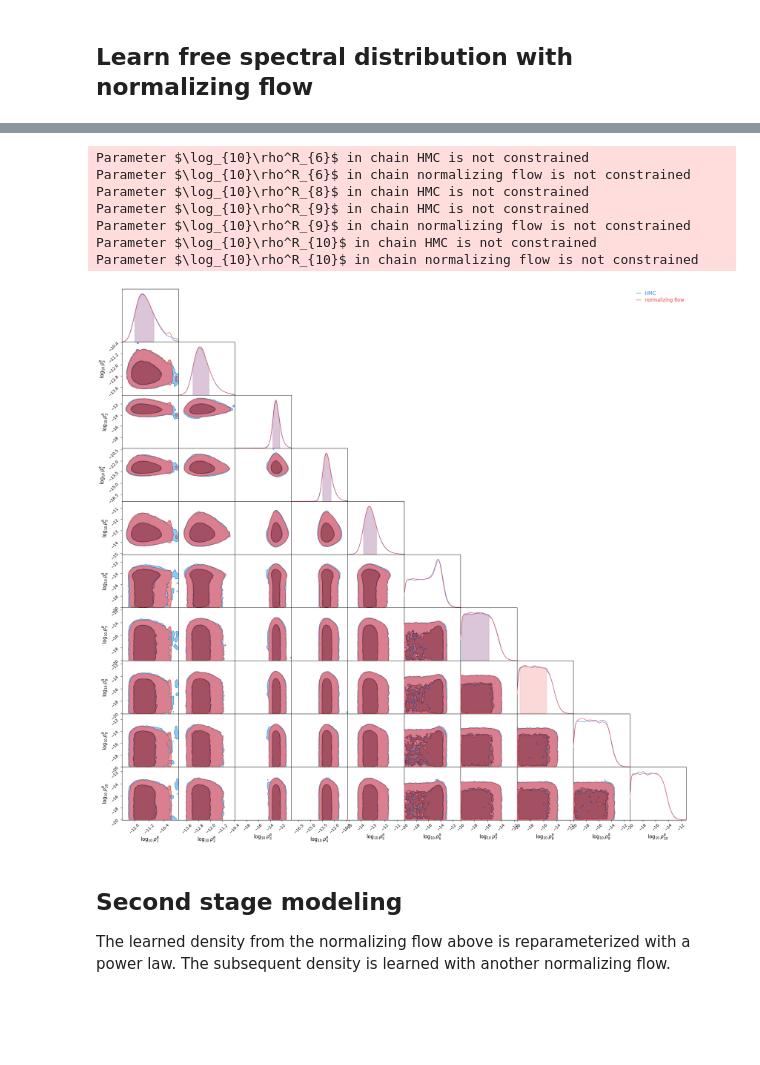
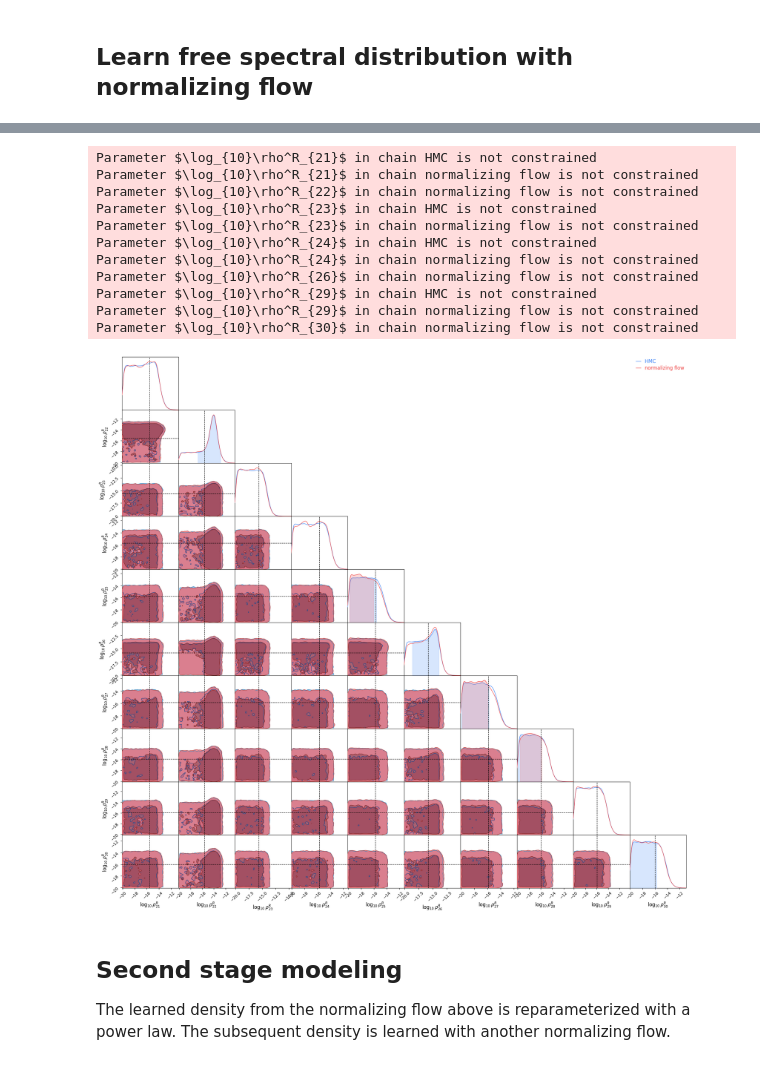
Before and after one commit to aiden-g12321/PTA_joint, a Jupyter notebook: one_pulsar/free_spectral.ipynb, the cells around one changed output, grey strips where cells are left out. Saved outputs shown, nothing was run; the diff lists cells and outputs as text; code cells hidden in the pictures; blank space fills up the shorter version.

```diff
--- a/one_pulsar/free_spectral.ipynb
+++ b/one_pulsar/free_spectral.ipynb
@@ -98,29 +104,37 @@ def sampling_model():
     rn_hypers = numpyro.sample('rn_hypers', dist.Uniform(pta.gwb_mins, pta.gwb_maxs))
 
     # normal prior on Fourier coefficients
-    a_standard = numpyro.sample('a_standard', dist.Normal().expand([pta.Na]))
-    a_transformed = jnp.repeat(jnp.sqrt(10. ** rn_hypers), 2) * a_standard
-    a = numpyro.deterministic('a', a_transformed)
+    a_standard = numpyro.sample('a_standard', dist.Normal().expand((pta.Na,)))
+    a = jnp.repeat(jnp.sqrt(10. ** rn_hypers), 2) * a_standard
+    a = numpyro.deterministic('a', a)
 
     # likelihood
     numpyro.factor('ln_likelihood', l.lnlike(pta.efacs_inj, a))
 # %%
 # sample with NumPyro NUTS
 nuts_kernel = numpyro.infer.NUTS(sampling_model,
-                                 dense_mass=True)
+                                 dense_mass=True,
+                                #  find_heuristic_step_size=True,
+                                #  max_tree_depth=4,
+                                 )
 mcmc = numpyro.infer.MCMC(sampler=nuts_kernel,
-                          num_warmup=int(1e4),
-                          num_samples=int(2e6))
-mcmc.run(jr.key(4))
+                          num_warmup=int(5e3),
+                          num_samples=int(1e5))
+mcmc.run(jr.key(333))
 samples_dict = mcmc.get_samples()
 # %%
 # rewrite Fourier coefficient labels for one pulsar
-a_labels_one_psr = np.array([rf'$a^R_{{{j // 2}}}$' if j % 2 == 0 else \
-                             rf'$b^R_{{{j // 2}}}$'
+# a_labels_one_psr = np.array([rf'$a^R_{{{j // 2}}}$' if j % 2 == 0 else \
+#                              rf'$b^R_{{{j // 2}}}$'
+#                              for j in range(2, pta.Na + 2)])
+a_labels_one_psr = np.array([rf'$a^{{{j // 2}}}$' if j % 2 == 0 else \
+                             rf'$b^{{{j // 2}}}$'
                              for j in range(2, pta.Na + 2)])
 
 # rewrite hyper-parameter labels for one pulsar
-rho_labels = np.array([rf'$\log_{{{10}}}\rho^R_{{{i}}}$'
+# rho_labels = np.array([rf'$\log_{{{10}}}\rho^R_{{{i}}}$'
+#                        for i in np.arange(1, pta.Nf + 1)])
+rho_labels = np.array([rf'$\log_{{{10}}}\rho^{{{i}}}$'
                        for i in np.arange(1, pta.Nf + 1)])
 
 # convert samples dictionary into numpy array
@@ -129,8 +143,7 @@ samples_arr = np.concatenate((samples_dict['rn_hypers'],
                               ), axis=1)
 
 # make samples object for post-processing
-samples = Samples(samples_arr=jnp.concatenate((samples_arr[:int(3.5e6)],
-                                               samples_arr[int(3.75e6):])),
+samples = Samples(samples_arr=samples_arr,
                   labels=np.concatenate((rho_labels, a_labels_one_psr)),
                   x_inj=pta.x_inj,
                   lnpost_func=lnpost,
@@ -201,6 +241,7 @@ plt.show()
 # %%
 # only learn distribution on free power (not Fourier coefficients)
-free_spectral_samples = torch.tensor(samples.samples[::10, pta.gwb_ndxs])
+free_spectral_samples = torch.tensor(samples.samples[::1, pta.gwb_ndxs])
+# free_spectral_samples = torch.tensor(np.load('runs/one_pulsar/samples_free_'))
 # %%
 # functions to "normalized" and "unnormalize" samples
 # normalized samples have are centered on zero and have symmetric bounds
@@ -265,23 +306,27 @@ plt.show()
 flow_samples = unnormalize(free_spectral_flow().sample((int(1e5),)))
 # %%
 # plot original and flow samples
-ndxs = np.r_[:10]
+ndxs = np.r_[20:30]
 df_hmc = pd.DataFrame(free_spectral_samples, columns=samples.labels[pta.gwb_ndxs])
 df_flow = pd.DataFrame(flow_samples, columns=samples.labels[pta.gwb_ndxs])
 c = ChainConsumer()
 c.add_chain(Chain(samples=df_hmc.iloc[:, ndxs], name='HMC'))
 c.add_chain(Chain(samples=df_flow.iloc[:, ndxs], name='normalizing flow', color='red'))
-c.add_truth(Truth(location={name: val for name, val in zip(pta.x_labels, pta.x_inj)}))
+c.add_truth(Truth(location={name: val for name, val in zip(samples.labels, pta.x_inj)}))
 fig = c.plotter.plot()
 # %% [output]
-Parameter $\log_{10}\rho^R_{6}$ in chain HMC is not constrained
-Parameter $\log_{10}\rho^R_{6}$ in chain normalizing flow is not constrained
-Parameter $\log_{10}\rho^R_{8}$ in chain HMC is not constrained
-Parameter $\log_{10}\rho^R_{9}$ in chain HMC is not constrained
-Parameter $\log_{10}\rho^R_{9}$ in chain normalizing flow is not constrained
-Parameter $\log_{10}\rho^R_{10}$ in chain HMC is not constrained
-Parameter $\log_{10}\rho^R_{10}$ in chain normalizing flow is not constrained
+Parameter $\log_{10}\rho^R_{21}$ in chain HMC is not constrained
+Parameter $\log_{10}\rho^R_{21}$ in chain normalizing flow is not constrained
+Parameter $\log_{10}\rho^R_{22}$ in chain normalizing flow is not constrained
+Parameter $\log_{10}\rho^R_{23}$ in chain HMC is not constrained
+Parameter $\log_{10}\rho^R_{23}$ in chain normalizing flow is not constrained
+Parameter $\log_{10}\rho^R_{24}$ in chain HMC is not constrained
+Parameter $\log_{10}\rho^R_{24}$ in chain normalizing flow is not constrained
+Parameter $\log_{10}\rho^R_{26}$ in chain normalizing flow is not constrained
+Parameter $\log_{10}\rho^R_{29}$ in chain HMC is not constrained
+Parameter $\log_{10}\rho^R_{29}$ in chain normalizing flow is not constrained
+Parameter $\log_{10}\rho^R_{30}$ in chain normalizing flow is not constrained
-[figure, old version]
+[figure, new version]
 # %% [markdown]
 ## Second stage modeling
 
```
Also changed, not shown: parts of 14 cells of this notebook, 15 other files.
